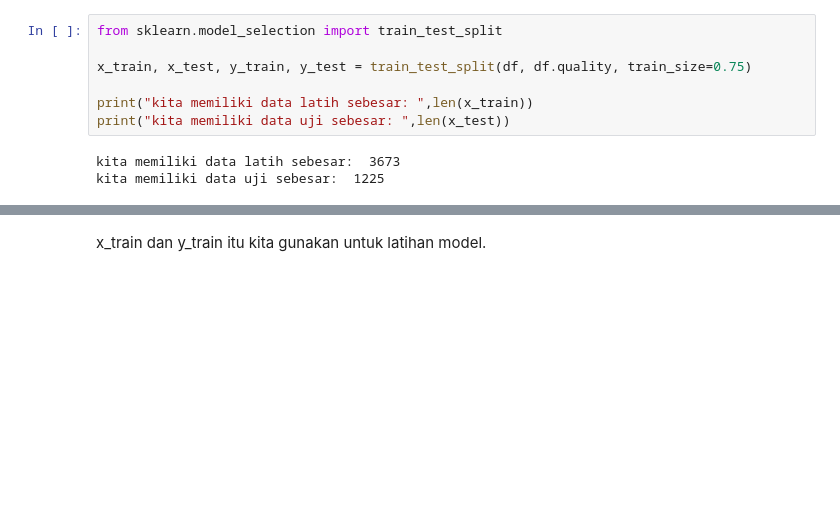
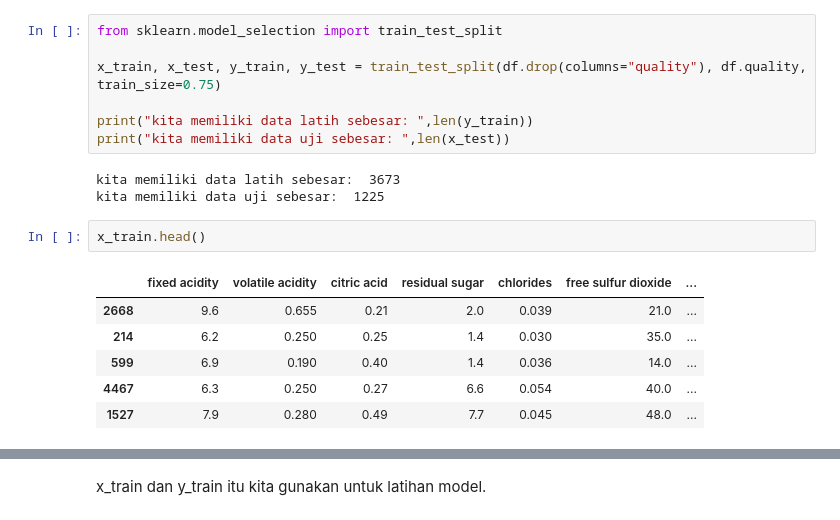
Before and after one commit to junaedifahmi/Data-Science-Tutorial, a Jupyter notebook: Pengenalan_Data_Science.ipynb, the cells around one changed output, grey strips where cells are left out. Saved outputs shown, nothing was run; the diff lists cells and outputs as text; blank space fills up the shorter version.

```diff
--- a/Pengenalan_Data_Science.ipynb
+++ b/Pengenalan_Data_Science.ipynb
@@ -81,10 +107,19 @@ Biasanya kita bagi data latih dan data uji itu antara 70:30 atau 80:20, untuk se
 # %%
 from sklearn.model_selection import train_test_split
 
-x_train, x_test, y_train, y_test = train_test_split(df, df.quality, train_size=0.75)
+x_train, x_test, y_train, y_test = train_test_split(df.drop(columns="quality"), df.quality, train_size=0.75)
 
-print("kita memiliki data latih sebesar: ",len(x_train))
+print("kita memiliki data latih sebesar: ",len(y_train))
 print("kita memiliki data uji sebesar: ",len(x_test))
 # %% [output]
 kita memiliki data latih sebesar:  3673
 kita memiliki data uji sebesar:  1225
+# %%
+x_train.head()
+# %% [output]
+|  | fixed acidity | volatile acidity | citric acid | residual sugar | chlorides | free sulfur dioxide | ... |
+| 2668 | 9.6 | 0.655 | 0.21 | 2.0 | 0.039 | 21.0 | ... |
+| 214 | 6.2 | 0.250 | 0.25 | 1.4 | 0.030 | 35.0 | ... |
+| 599 | 6.9 | 0.190 | 0.40 | 1.4 | 0.036 | 14.0 | ... |
+| 4467 | 6.3 | 0.250 | 0.27 | 6.6 | 0.054 | 40.0 | ... |
+| 1527 | 7.9 | 0.280 | 0.49 | 7.7 | 0.045 | 48.0 | ... |
```
Also changed, not shown: parts of 8 cells of this notebook.
